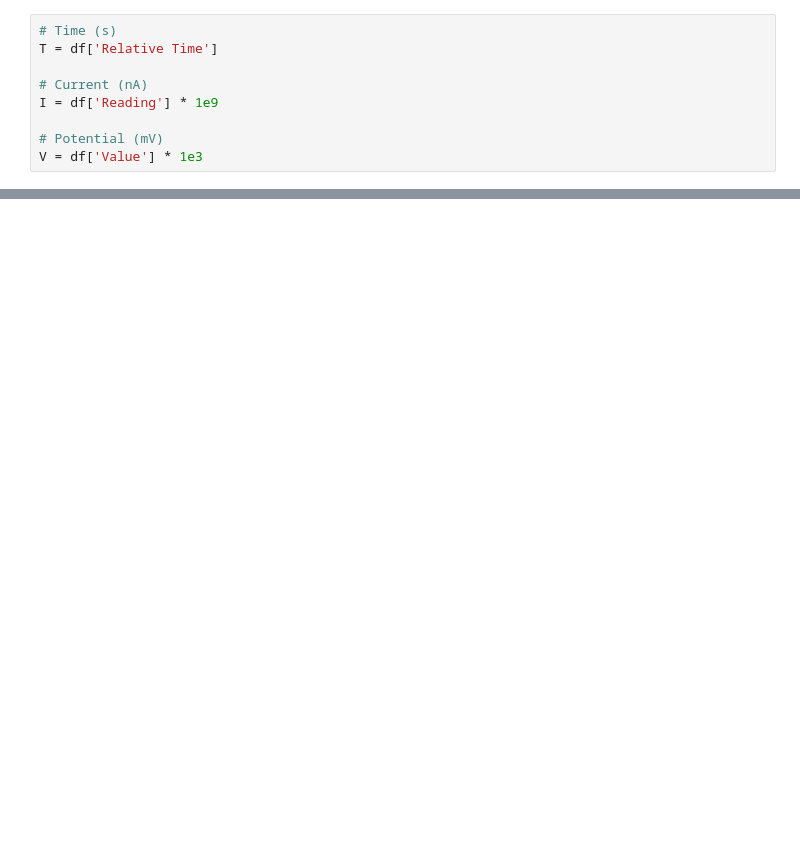
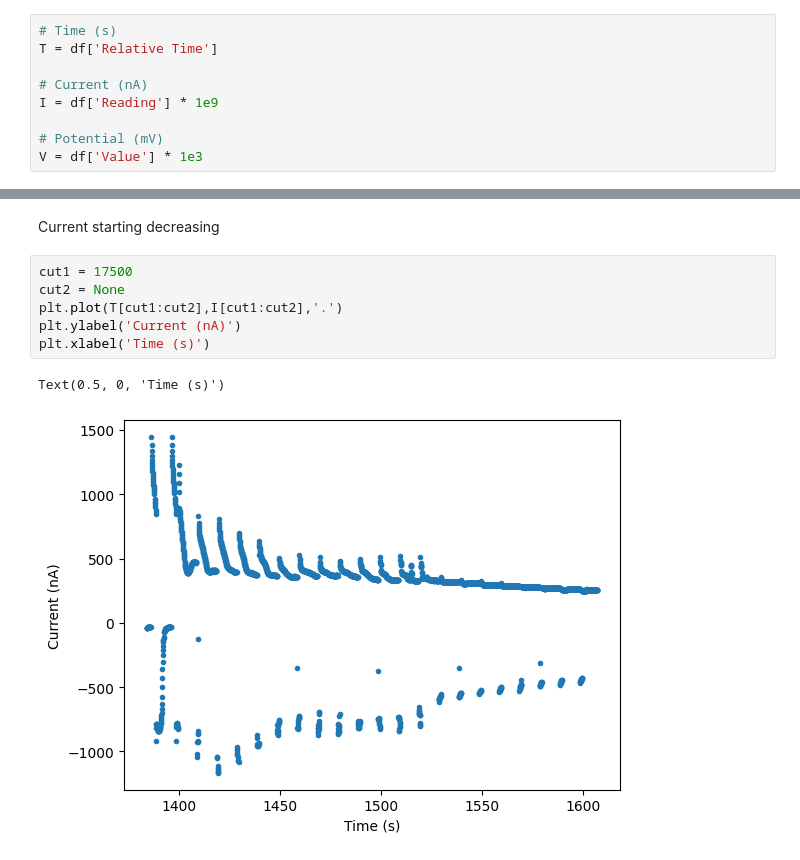
Before and after one commit to beepmo/gator, a Jupyter notebook: data/07-25/Ycut3rdsample_gating.ipynb, the cells around one changed output, grey strips where cells are left out. Saved outputs shown, nothing was run; the diff lists cells and outputs as text; blank space fills up the shorter version.

```diff
--- a/data/07-25/Ycut3rdsample_gating.ipynb
+++ b/data/07-25/Ycut3rdsample_gating.ipynb
@@ -102,0 +110,11 @@ No periodicity
+# %% [markdown]
+Current starting decreasing
+# %%
+cut1 = 17500
+cut2 = None
+plt.plot(T[cut1:cut2],I[cut1:cut2],'.')
+plt.ylabel('Current (nA)')
+plt.xlabel('Time (s)')
+# %% [output]
+Text(0.5, 0, 'Time (s)')
+[figure, added]
```
Also changed, not shown: parts of 13 cells of this notebook.
